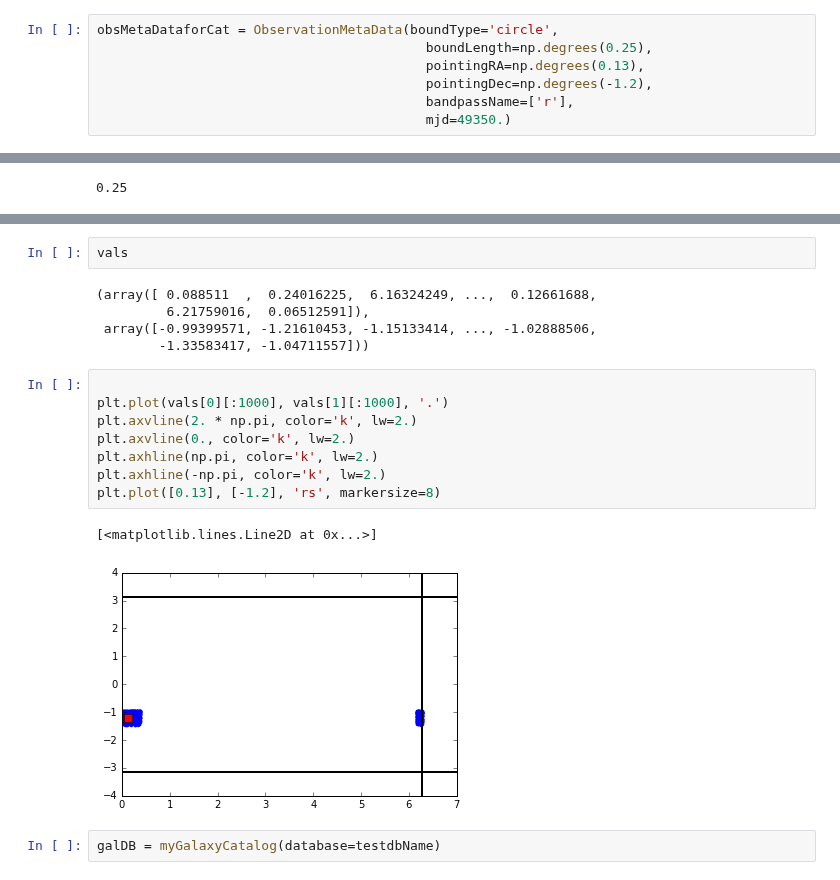
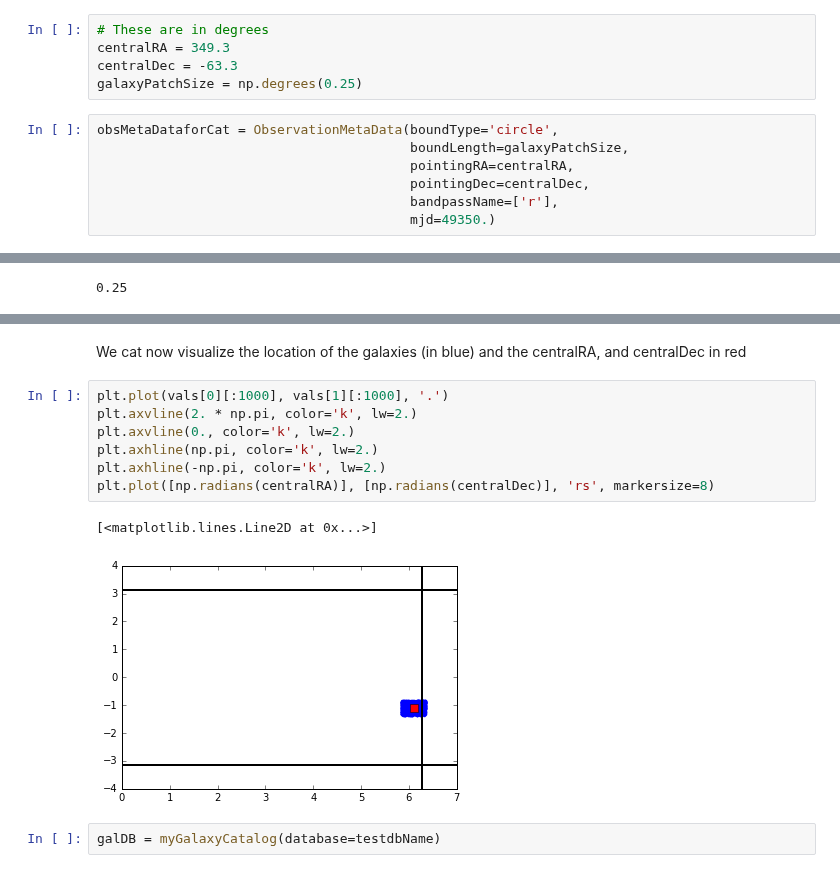
Before and after one commit to lsst-sims/legacy_sims_catUtils, a Jupyter notebook: examples/SNCatalog_example.ipynb, the cells around one changed output, grey strips where cells are left out. Drawn from its saved outputs; the diff is of its cells as text.

```diff
--- a/examples/SNCatalog_example.ipynb
+++ b/examples/SNCatalog_example.ipynb
@@ -130,7 +186,12 @@ class myGalaxyCatalog(CatalogDBObject):
+# %%
+# These are in degrees
+centralRA = 349.3
+centralDec = -63.3
+galaxyPatchSize = np.degrees(0.25)
 # %%
 obsMetaDataforCat = ObservationMetaData(boundType='circle',
-                                          boundLength=np.degrees(0.25),
-                                          pointingRA=np.degrees(0.13),
-                                          pointingDec=np.degrees(-1.2),
-                                          bandpassName=['r'],
-                                          mjd=49350.)
+                                        boundLength=galaxyPatchSize,
+                                        pointingRA=centralRA,
+                                        pointingDec=centralDec,
+                                        bandpassName=['r'],
+                                        mjd=49350.)
@@ -159,21 +226,15 @@ deleting database  testSNData/galcat.db
-# %%
-vals
-# %% [output]
-(array([ 0.088511  ,  0.24016225,  6.16324249, ...,  0.12661688,
-         6.21759016,  0.06512591]),
- array([-0.99399571, -1.21610453, -1.15133414, ..., -1.02888506,
-        -1.33583417, -1.04711557]))
+# %% [markdown]
+We cat now visualize the location of the galaxies (in blue) and the centralRA, and centralDec in red
 # %%
-
 plt.plot(vals[0][:1000], vals[1][:1000], '.')
 plt.axvline(2. * np.pi, color='k', lw=2.)
 plt.axvline(0., color='k', lw=2.)
 plt.axhline(np.pi, color='k', lw=2.)
 plt.axhline(-np.pi, color='k', lw=2.)
-plt.plot([0.13], [-1.2], 'rs', markersize=8)
+plt.plot([np.radians(centralRA)], [np.radians(centralDec)], 'rs', markersize=8)
 # %% [output]
 [<matplotlib.lines.Line2D at 0x...>]
-[figure, old version]
+[figure, new version]
 # %%
 galDB = myGalaxyCatalog(database=testdbName)
 # %%
```
Also changed, not shown: parts of 72 cells of this notebook.
